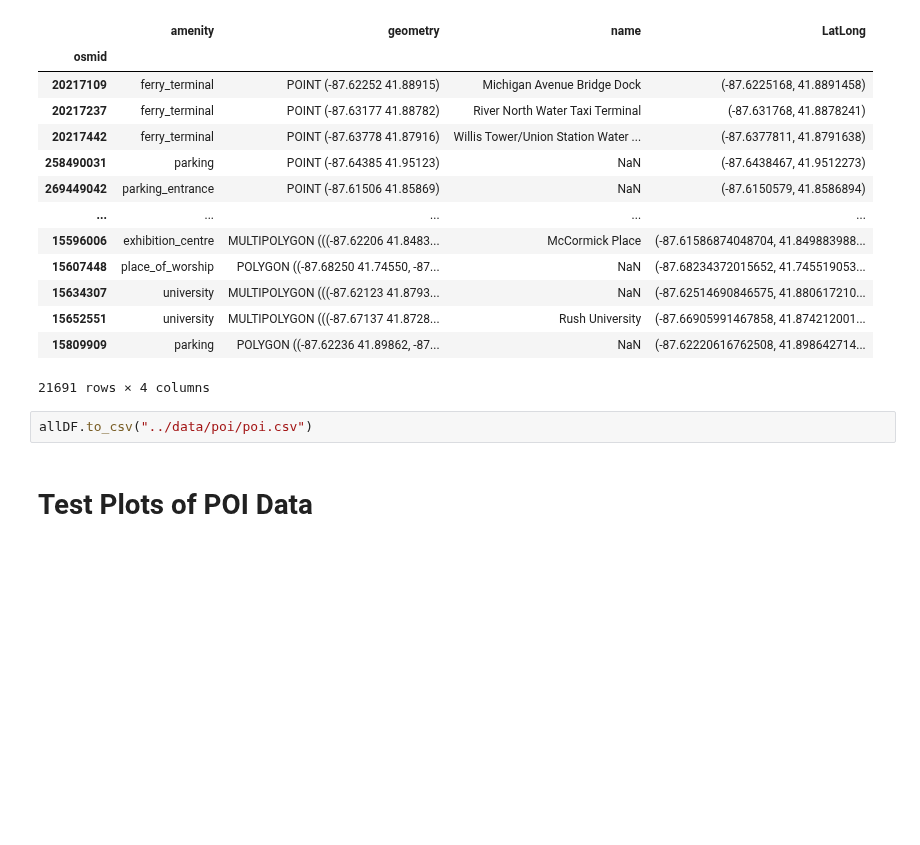
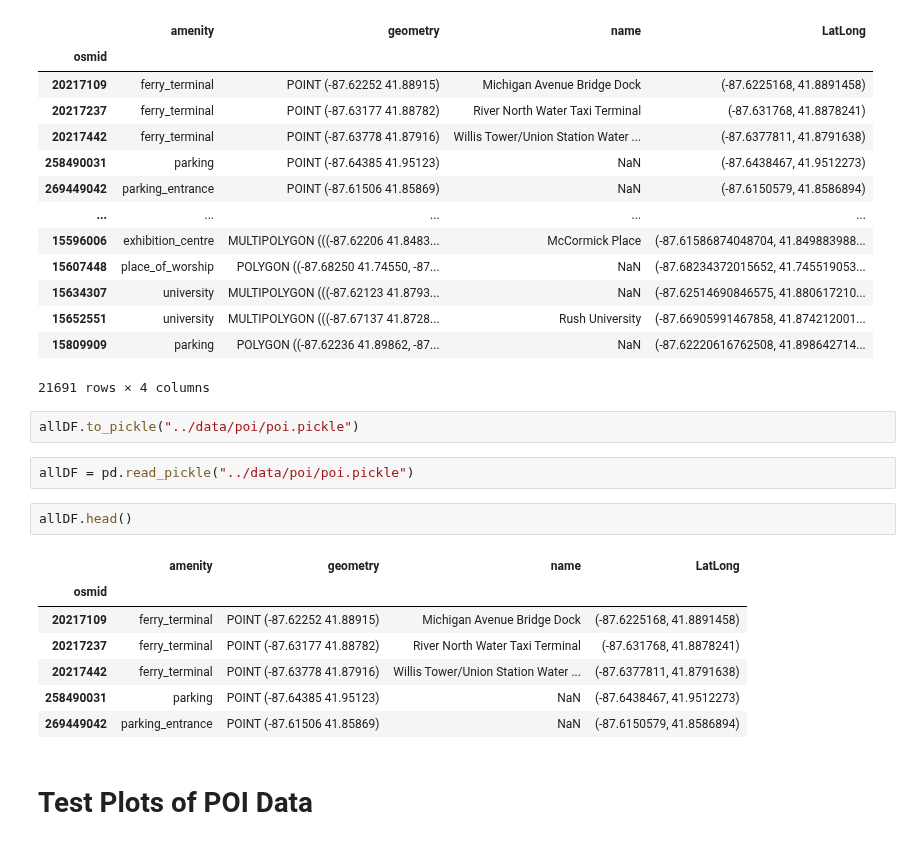
Before and after one commit to lniggemann/AAA_2023, a Jupyter notebook: prototyping/POI.ipynb, the cells around one changed output. Saved outputs shown, nothing was run; the diff lists cells and outputs as text; blank space fills up the shorter version.

Commit message:
Change Export Format to Pickle

```diff
--- a/prototyping/POI.ipynb
+++ b/prototyping/POI.ipynb
@@ -80,7 +80,19 @@ allDF
 | 15809909 | parking | POLYGON ((-87.62236 41.89862, -87... | NaN | (-87.62220616762508, 41.898642714... |
 21691 rows × 4 columns
 # %%
-allDF.to_csv("../data/poi/poi.csv")
+allDF.to_pickle("../data/poi/poi.pickle")
+# %%
+allDF = pd.read_pickle("../data/poi/poi.pickle")
+# %%
+allDF.head()
+# %% [output]
+|  | amenity | geometry | name | LatLong |
+| osmid |  |  |  |  |
+| 20217109 | ferry_terminal | POINT (-87.62252 41.88915) | Michigan Avenue Bridge Dock | (-87.6225168, 41.8891458) |
+| 20217237 | ferry_terminal | POINT (-87.63177 41.88782) | River North Water Taxi Terminal | (-87.631768, 41.8878241) |
+| 20217442 | ferry_terminal | POINT (-87.63778 41.87916) | Willis Tower/Union Station Water ... | (-87.6377811, 41.8791638) |
+| 258490031 | parking | POINT (-87.64385 41.95123) | NaN | (-87.6438467, 41.9512273) |
+| 269449042 | parking_entrance | POINT (-87.61506 41.85869) | NaN | (-87.6150579, 41.8586894) |
 # %% [markdown]
 # Test Plots of POI Data
 # %%
```
Also changed, not shown: 1 other file.
